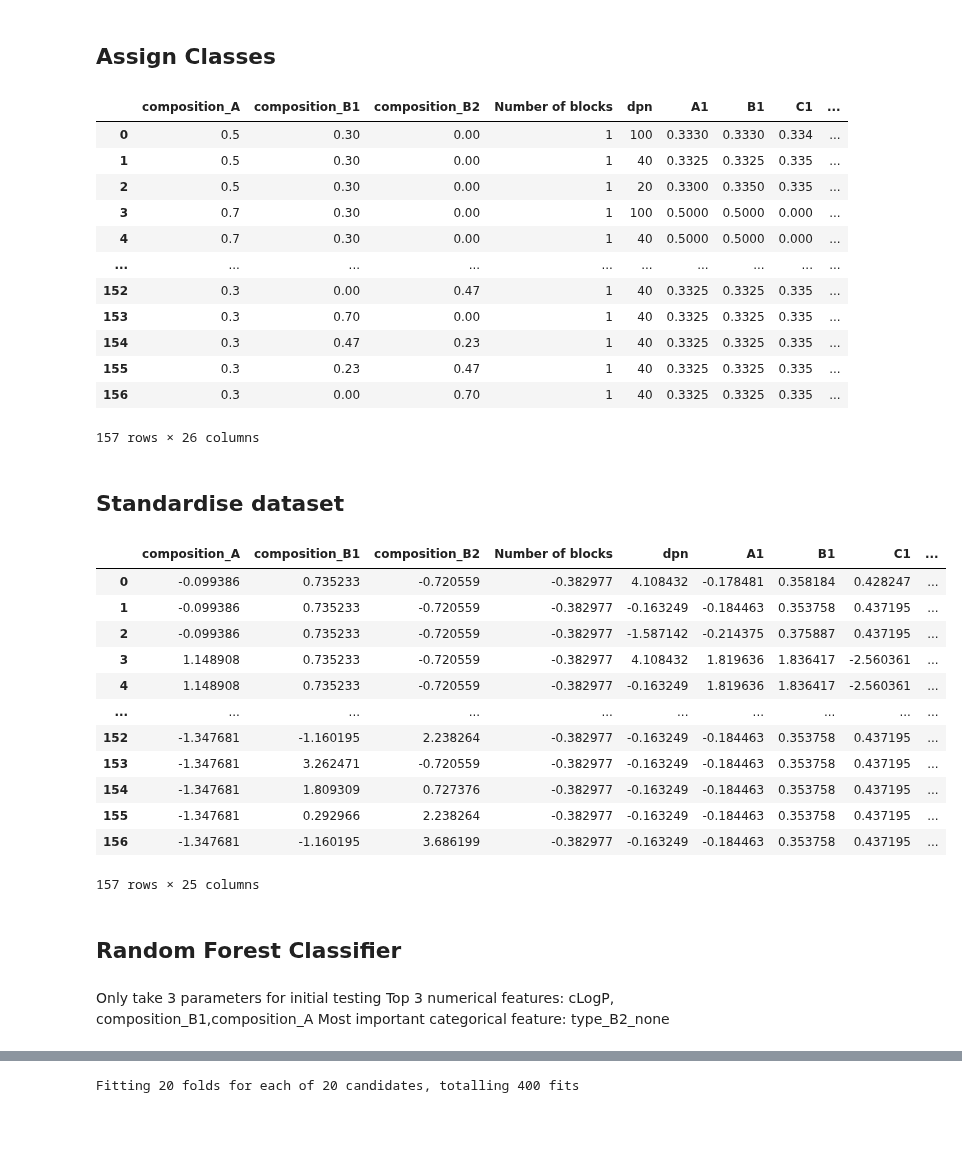
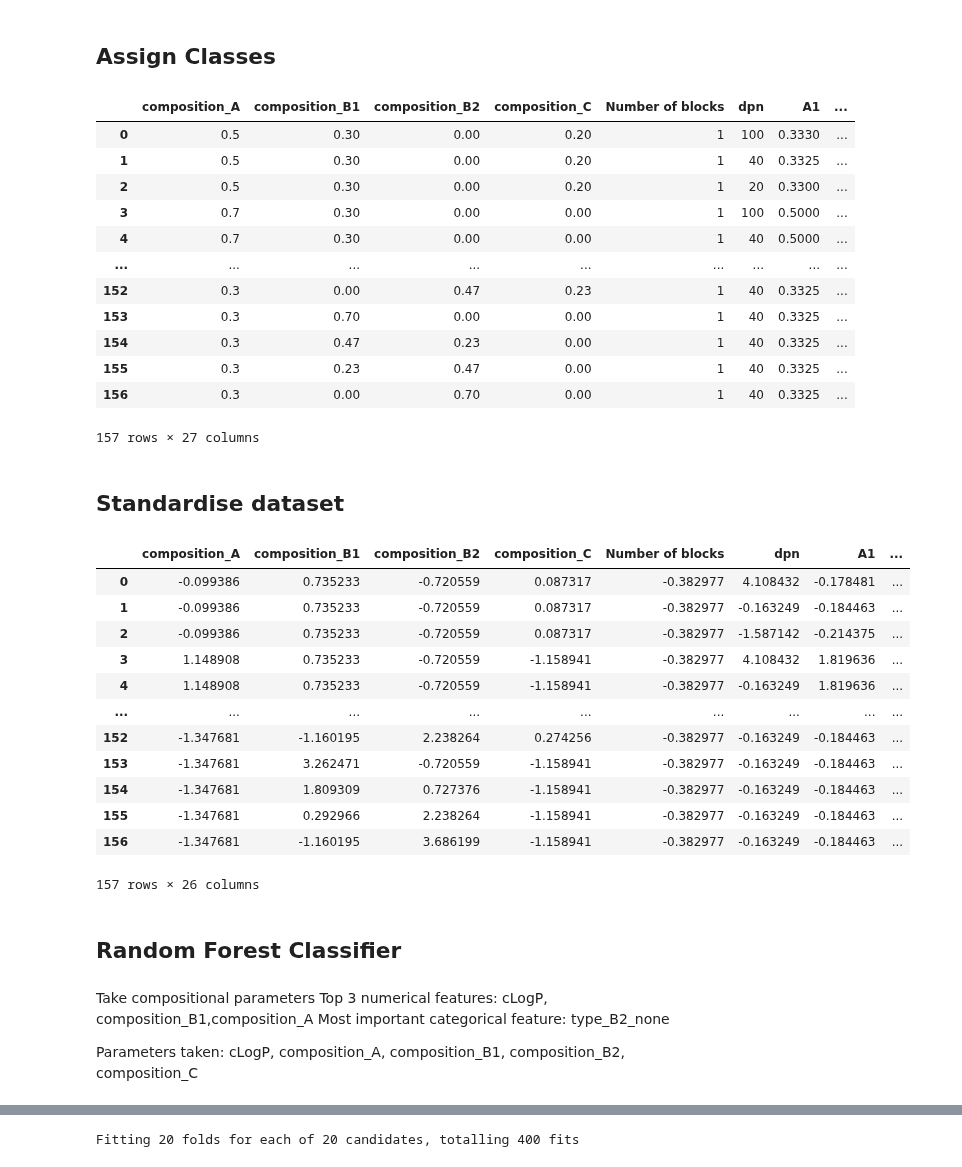
Before and after one commit to YimengJin/Thesis_Yimeng, a Jupyter notebook: Polymer BO.ipynb, the cells around one changed output, grey strips where cells are left out. Drawn from its saved outputs; the diff is of its cells as text; code cells hidden in the pictures; blank space fills up the shorter version.

Commit message:
All compositional numerical features considered. Need to put constraints on

```diff
--- a/Polymer BO.ipynb
+++ b/Polymer BO.ipynb
@@ -62,7 +62,7 @@ data.corr()
 | cLogP_predicted | -0.679035 | -0.086684 | 0.364220 | -0.102905 | -0.170816 | 0.222334 | ... |
 25 rows × 25 columns
 # %%
-data = data.drop(columns=['composition_C','Polymer Index','Dispersity','clogP','block_sequence_theoretical', 'block_sequence_experimental','MIC_PAO1', 'MIC_PA','MIC_EC', 'MIC_AB', 'MIC_SA', 'MIC_MSmeg','GPC','Target','NMR'])
+data = data.drop(columns=['Polymer Index','Dispersity','clogP','block_sequence_theoretical', 'block_sequence_experimental','MIC_PAO1', 'MIC_PA','MIC_EC', 'MIC_AB', 'MIC_SA', 'MIC_MSmeg','GPC','Target','NMR'])
 data = data.replace({'>128':128,'>256':256, '32-64':64, '64-128':128,'128-256':256})
 # %% [markdown]
 ## Assign Classes
@@ -73,19 +73,19 @@ data = data.drop(columns = ['MIC_PAO1_PA'])
 data_with_dummies = pd.get_dummies(data, drop_first=True)
 data_with_dummies
 # %% [output]
-|  | composition_A | composition_B1 | composition_B2 | Number of blocks | dpn | A1 | B1 | C1 | ... |
-| 0 | 0.5 | 0.30 | 0.00 | 1 | 100 | 0.3330 | 0.3330 | 0.334 | ... |
-| 1 | 0.5 | 0.30 | 0.00 | 1 | 40 | 0.3325 | 0.3325 | 0.335 | ... |
-| 2 | 0.5 | 0.30 | 0.00 | 1 | 20 | 0.3300 | 0.3350 | 0.335 | ... |
-| 3 | 0.7 | 0.30 | 0.00 | 1 | 100 | 0.5000 | 0.5000 | 0.000 | ... |
-| 4 | 0.7 | 0.30 | 0.00 | 1 | 40 | 0.5000 | 0.5000 | 0.000 | ... |
-| ... | ... | ... | ... | ... | ... | ... | ... | ... | ... |
-| 152 | 0.3 | 0.00 | 0.47 | 1 | 40 | 0.3325 | 0.3325 | 0.335 | ... |
-| 153 | 0.3 | 0.70 | 0.00 | 1 | 40 | 0.3325 | 0.3325 | 0.335 | ... |
-| 154 | 0.3 | 0.47 | 0.23 | 1 | 40 | 0.3325 | 0.3325 | 0.335 | ... |
-| 155 | 0.3 | 0.23 | 0.47 | 1 | 40 | 0.3325 | 0.3325 | 0.335 | ... |
-| 156 | 0.3 | 0.00 | 0.70 | 1 | 40 | 0.3325 | 0.3325 | 0.335 | ... |
+|  | composition_A | composition_B1 | composition_B2 | composition_C | Number of blocks | dpn | A1 | ... |
+| 0 | 0.5 | 0.30 | 0.00 | 0.20 | 1 | 100 | 0.3330 | ... |
+| 1 | 0.5 | 0.30 | 0.00 | 0.20 | 1 | 40 | 0.3325 | ... |
+| 2 | 0.5 | 0.30 | 0.00 | 0.20 | 1 | 20 | 0.3300 | ... |
+| 3 | 0.7 | 0.30 | 0.00 | 0.00 | 1 | 100 | 0.5000 | ... |
+| 4 | 0.7 | 0.30 | 0.00 | 0.00 | 1 | 40 | 0.5000 | ... |
+| ... | ... | ... | ... | ... | ... | ... | ... | ... |
+| 152 | 0.3 | 0.00 | 0.47 | 0.23 | 1 | 40 | 0.3325 | ... |
+| 153 | 0.3 | 0.70 | 0.00 | 0.00 | 1 | 40 | 0.3325 | ... |
+| 154 | 0.3 | 0.47 | 0.23 | 0.00 | 1 | 40 | 0.3325 | ... |
+| 155 | 0.3 | 0.23 | 0.47 | 0.00 | 1 | 40 | 0.3325 | ... |
+| 156 | 0.3 | 0.00 | 0.70 | 0.00 | 1 | 40 | 0.3325 | ... |
-157 rows × 26 columns
+157 rows × 27 columns
 # %%
 data_with_dummies.to_csv('modified_data.csv', index=False)
 # %%
@@ -97,23 +97,23 @@ X = data_with_dummies.drop(columns = ['Category'])
 from sklearn.preprocessing import StandardScaler
 scaler = StandardScaler()
 # %%
-X.iloc[:, 0:17] = scaler.fit_transform(X.iloc[:, 0:17]) # Only standardise numerical values
+X.iloc[:, 0:18] = scaler.fit_transform(X.iloc[:, 0:18]) # Only standardise numerical values
 X_train = pd.DataFrame(X, columns = X.columns, index = X.index.values.tolist())
 X_train
 # %% [output]
-|  | composition_A | composition_B1 | composition_B2 | Number of blocks | dpn | A1 | B1 | C1 | ... |
-| 0 | -0.099386 | 0.735233 | -0.720559 | -0.382977 | 4.108432 | -0.178481 | 0.358184 | 0.428247 | ... |
-| 1 | -0.099386 | 0.735233 | -0.720559 | -0.382977 | -0.163249 | -0.184463 | 0.353758 | 0.437195 | ... |
-| 2 | -0.099386 | 0.735233 | -0.720559 | -0.382977 | -1.587142 | -0.214375 | 0.375887 | 0.437195 | ... |
-| 3 | 1.148908 | 0.735233 | -0.720559 | -0.382977 | 4.108432 | 1.819636 | 1.836417 | -2.560361 | ... |
-| 4 | 1.148908 | 0.735233 | -0.720559 | -0.382977 | -0.163249 | 1.819636 | 1.836417 | -2.560361 | ... |
-| ... | ... | ... | ... | ... | ... | ... | ... | ... | ... |
-| 152 | -1.347681 | -1.160195 | 2.238264 | -0.382977 | -0.163249 | -0.184463 | 0.353758 | 0.437195 | ... |
-| 153 | -1.347681 | 3.262471 | -0.720559 | -0.382977 | -0.163249 | -0.184463 | 0.353758 | 0.437195 | ... |
-| 154 | -1.347681 | 1.809309 | 0.727376 | -0.382977 | -0.163249 | -0.184463 | 0.353758 | 0.437195 | ... |
-| 155 | -1.347681 | 0.292966 | 2.238264 | -0.382977 | -0.163249 | -0.184463 | 0.353758 | 0.437195 | ... |
-| 156 | -1.347681 | -1.160195 | 3.686199 | -0.382977 | -0.163249 | -0.184463 | 0.353758 | 0.437195 | ... |
+|  | composition_A | composition_B1 | composition_B2 | composition_C | Number of blocks | dpn | A1 | ... |
+| 0 | -0.099386 | 0.735233 | -0.720559 | 0.087317 | -0.382977 | 4.108432 | -0.178481 | ... |
+| 1 | -0.099386 | 0.735233 | -0.720559 | 0.087317 | -0.382977 | -0.163249 | -0.184463 | ... |
+| 2 | -0.099386 | 0.735233 | -0.720559 | 0.087317 | -0.382977 | -1.587142 | -0.214375 | ... |
+| 3 | 1.148908 | 0.735233 | -0.720559 | -1.158941 | -0.382977 | 4.108432 | 1.819636 | ... |
+| 4 | 1.148908 | 0.735233 | -0.720559 | -1.158941 | -0.382977 | -0.163249 | 1.819636 | ... |
+| ... | ... | ... | ... | ... | ... | ... | ... | ... |
+| 152 | -1.347681 | -1.160195 | 2.238264 | 0.274256 | -0.382977 | -0.163249 | -0.184463 | ... |
+| 153 | -1.347681 | 3.262471 | -0.720559 | -1.158941 | -0.382977 | -0.163249 | -0.184463 | ... |
+| 154 | -1.347681 | 1.809309 | 0.727376 | -1.158941 | -0.382977 | -0.163249 | -0.184463 | ... |
+| 155 | -1.347681 | 0.292966 | 2.238264 | -1.158941 | -0.382977 | -0.163249 | -0.184463 | ... |
+| 156 | -1.347681 | -1.160195 | 3.686199 | -1.158941 | -0.382977 | -0.163249 | -0.184463 | ... |
-157 rows × 25 columns
+157 rows × 26 columns
 # %% [markdown]
 ## Random Forest Classifier
 # %%
@@ -126,7 +126,9 @@ params = {'n_estimators': [10,100,200,400,500,1000], 'max_depth': [10,20,30,40,5
 cv = RepeatedStratifiedKFold(n_splits=4, n_repeats=5, random_state=0)
 rf_op = RandomizedSearchCV(rf, params, n_iter=20, cv=cv, scoring='f1', random_state=0, verbose=1, n_jobs=-1)
 # %% [markdown]
-Only take 3 parameters for initial testing
+Take compositional parameters
 Top 3 numerical features: cLogP, composition_B1,composition_A
 Most important categorical feature: type_B2_none
+
+Parameters taken: cLogP, composition_A, composition_B1, composition_B2, composition_C
 # %%
```
Also changed, not shown: parts of 23 cells of this notebook, 1 other file.
